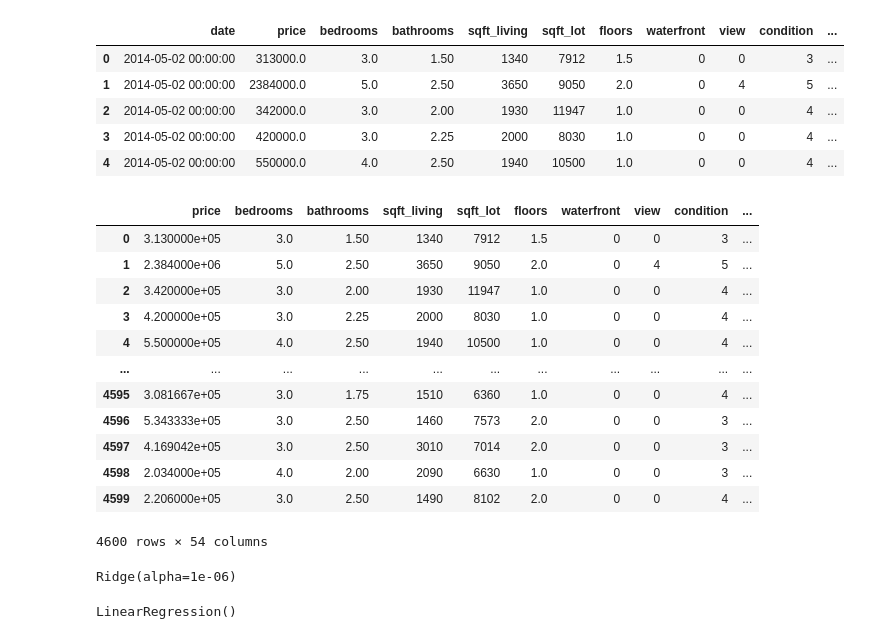
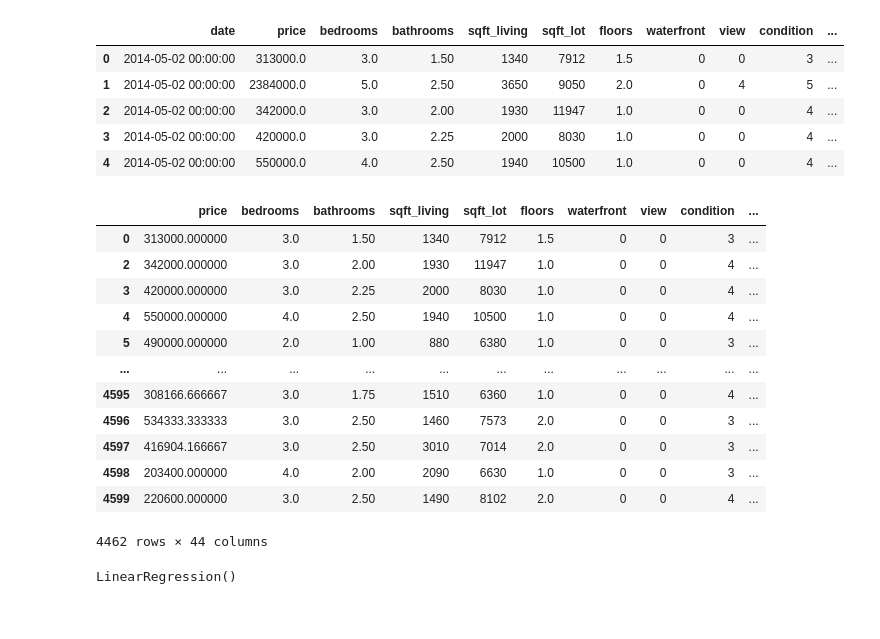
Before and after one commit to Bigbongzhong/pandas, a Jupyter notebook: machine learning/linear regression/house price prediction.ipynb, the cells around one changed output. Saved outputs shown, nothing was run; the diff lists cells and outputs as text; code cells hidden in the pictures.

Commit message:
opimised house price prediction

```diff
--- a/machine learning/linear regression/house price prediction.ipynb
+++ b/machine learning/linear regression/house price prediction.ipynb
@@ -15,23 +15,28 @@ df.head()
 | 3 | 2014-05-02 00:00:00 | 420000.0 | 3.0 | 2.25 | 2000 | 8030 | 1.0 | 0 | 0 | 4 | ... |
 | 4 | 2014-05-02 00:00:00 | 550000.0 | 4.0 | 2.50 | 1940 | 10500 | 1.0 | 0 | 0 | 4 | ... |
 # %%
-df = df.drop(['street', 'country', 'date', 'statezip', 'sqft_above', 'yr_renovated'], axis=1)
+df = df.drop(['date', 'street', 'country', 'statezip', 'sqft_above', 'yr_renovated'], axis=1)
 df=pd.get_dummies(df, columns=['city'], drop_first=True)
+city_cols = [col for col in df.columns if col.startswith('city_')]
+low_freq = df[city_cols].sum()[df[city_cols].sum() < 10].index
+df = df.drop(columns=low_freq)
+df = df[df['price'] < df['price'].quantile(0.97)]
+
 df
 # %% [output]
 |  | price | bedrooms | bathrooms | sqft_living | sqft_lot | floors | waterfront | view | condition | ... |
-| 0 | 3.130000e+05 | 3.0 | 1.50 | 1340 | 7912 | 1.5 | 0 | 0 | 3 | ... |
-| 1 | 2.384000e+06 | 5.0 | 2.50 | 3650 | 9050 | 2.0 | 0 | 4 | 5 | ... |
-| 2 | 3.420000e+05 | 3.0 | 2.00 | 1930 | 11947 | 1.0 | 0 | 0 | 4 | ... |
-| 3 | 4.200000e+05 | 3.0 | 2.25 | 2000 | 8030 | 1.0 | 0 | 0 | 4 | ... |
-| 4 | 5.500000e+05 | 4.0 | 2.50 | 1940 | 10500 | 1.0 | 0 | 0 | 4 | ... |
+| 0 | 313000.000000 | 3.0 | 1.50 | 1340 | 7912 | 1.5 | 0 | 0 | 3 | ... |
+| 2 | 342000.000000 | 3.0 | 2.00 | 1930 | 11947 | 1.0 | 0 | 0 | 4 | ... |
+| 3 | 420000.000000 | 3.0 | 2.25 | 2000 | 8030 | 1.0 | 0 | 0 | 4 | ... |
+| 4 | 550000.000000 | 4.0 | 2.50 | 1940 | 10500 | 1.0 | 0 | 0 | 4 | ... |
+| 5 | 490000.000000 | 2.0 | 1.00 | 880 | 6380 | 1.0 | 0 | 0 | 3 | ... |
 | ... | ... | ... | ... | ... | ... | ... | ... | ... | ... | ... |
-| 4595 | 3.081667e+05 | 3.0 | 1.75 | 1510 | 6360 | 1.0 | 0 | 0 | 4 | ... |
-| 4596 | 5.343333e+05 | 3.0 | 2.50 | 1460 | 7573 | 2.0 | 0 | 0 | 3 | ... |
-| 4597 | 4.169042e+05 | 3.0 | 2.50 | 3010 | 7014 | 2.0 | 0 | 0 | 3 | ... |
-| 4598 | 2.034000e+05 | 4.0 | 2.00 | 2090 | 6630 | 1.0 | 0 | 0 | 3 | ... |
-| 4599 | 2.206000e+05 | 3.0 | 2.50 | 1490 | 8102 | 2.0 | 0 | 0 | 4 | ... |
+| 4595 | 308166.666667 | 3.0 | 1.75 | 1510 | 6360 | 1.0 | 0 | 0 | 4 | ... |
+| 4596 | 534333.333333 | 3.0 | 2.50 | 1460 | 7573 | 2.0 | 0 | 0 | 3 | ... |
+| 4597 | 416904.166667 | 3.0 | 2.50 | 3010 | 7014 | 2.0 | 0 | 0 | 3 | ... |
+| 4598 | 203400.000000 | 4.0 | 2.00 | 2090 | 6630 | 1.0 | 0 | 0 | 3 | ... |
+| 4599 | 220600.000000 | 3.0 | 2.50 | 1490 | 8102 | 2.0 | 0 | 0 | 4 | ... |
-4600 rows × 54 columns
+4462 rows × 44 columns
 # %%
 X = df.drop('price', axis=1)
 y = df['price']
@@ -39,7 +44,3 @@ y = df['price']
 from sklearn.model_selection import train_test_split
 X_train, X_test, y_train, y_test = train_test_split(X, y, test_size=0.2, random_state=42)
 from sklearn.linear_model import Ridge
-r=Ridge(alpha=0.000001)
-r.fit(X_train, y_train)
-# %% [output]
-Ridge(alpha=1e-06)
```
Also changed, not shown: parts of 4 cells of this notebook.
